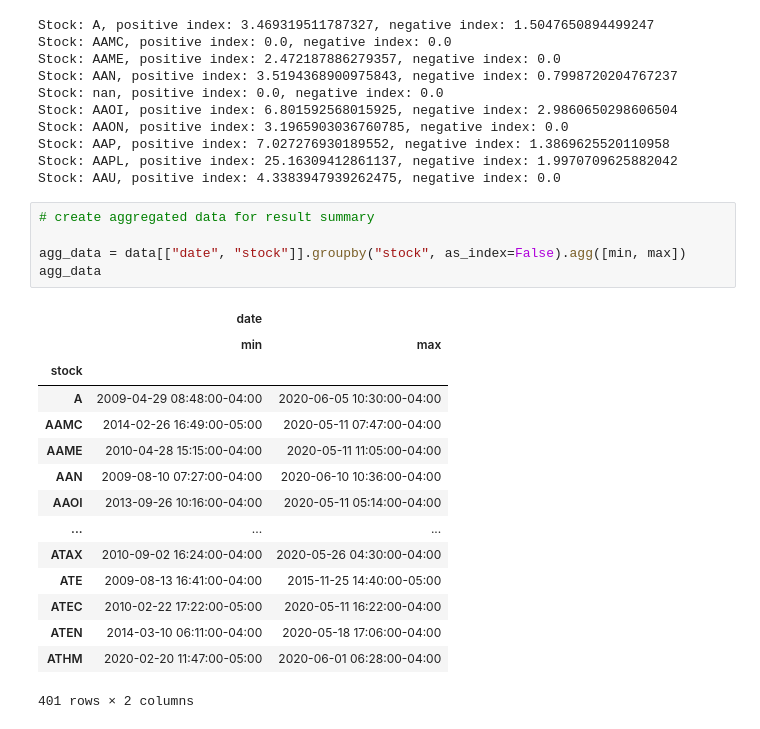
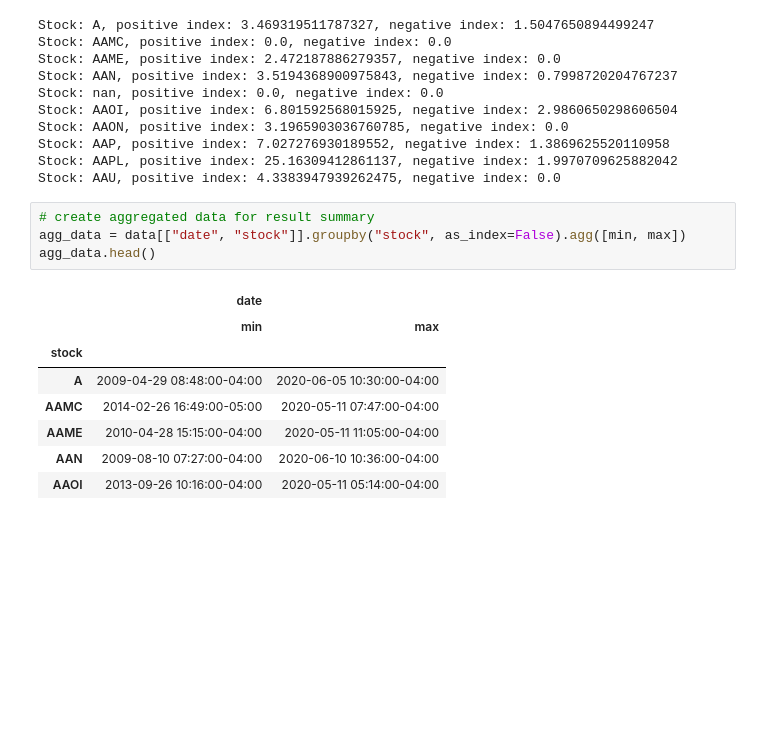
Before and after one commit to kkt86/quant-notebooks, a Jupyter notebook: news_based_sentiment_indicator.ipynb, the cells around one changed output. Drawn from its saved outputs; the diff is of its cells as text; blank space fills up the shorter version.

```diff
--- a/news_based_sentiment_indicator.ipynb
+++ b/news_based_sentiment_indicator.ipynb
@@ -103,22 +103,14 @@ Stock: AAPL, positive index: 25.16309412861137, negative index: 1.99707096258820
 Stock: AAU, positive index: 4.3383947939262475, negative index: 0.0
 # %%
 # create aggregated data for result summary
-
 agg_data = data[["date", "stock"]].groupby("stock", as_index=False).agg([min, max])
-agg_data
+agg_data.head()
 # %% [output]
 |  | date |  |
 |  | min | max |
 | stock |  |  |
 | A | 2009-04-29 08:48:00-04:00 | 2020-06-05 10:30:00-04:00 |
 | AAMC | 2014-02-26 16:49:00-05:00 | 2020-05-11 07:47:00-04:00 |
 | AAME | 2010-04-28 15:15:00-04:00 | 2020-05-11 11:05:00-04:00 |
 | AAN | 2009-08-10 07:27:00-04:00 | 2020-06-10 10:36:00-04:00 |
 | AAOI | 2013-09-26 10:16:00-04:00 | 2020-05-11 05:14:00-04:00 |
-| ... | ... | ... |
-| ATAX | 2010-09-02 16:24:00-04:00 | 2020-05-26 04:30:00-04:00 |
-| ATE | 2009-08-13 16:41:00-04:00 | 2015-11-25 14:40:00-05:00 |
-| ATEC | 2010-02-22 17:22:00-05:00 | 2020-05-11 16:22:00-04:00 |
-| ATEN | 2014-03-10 06:11:00-04:00 | 2020-05-18 17:06:00-04:00 |
-| ATHM | 2020-02-20 11:47:00-05:00 | 2020-06-01 06:28:00-04:00 |
-401 rows × 2 columns
```
Also changed, not shown: parts of 7 cells of this notebook.
